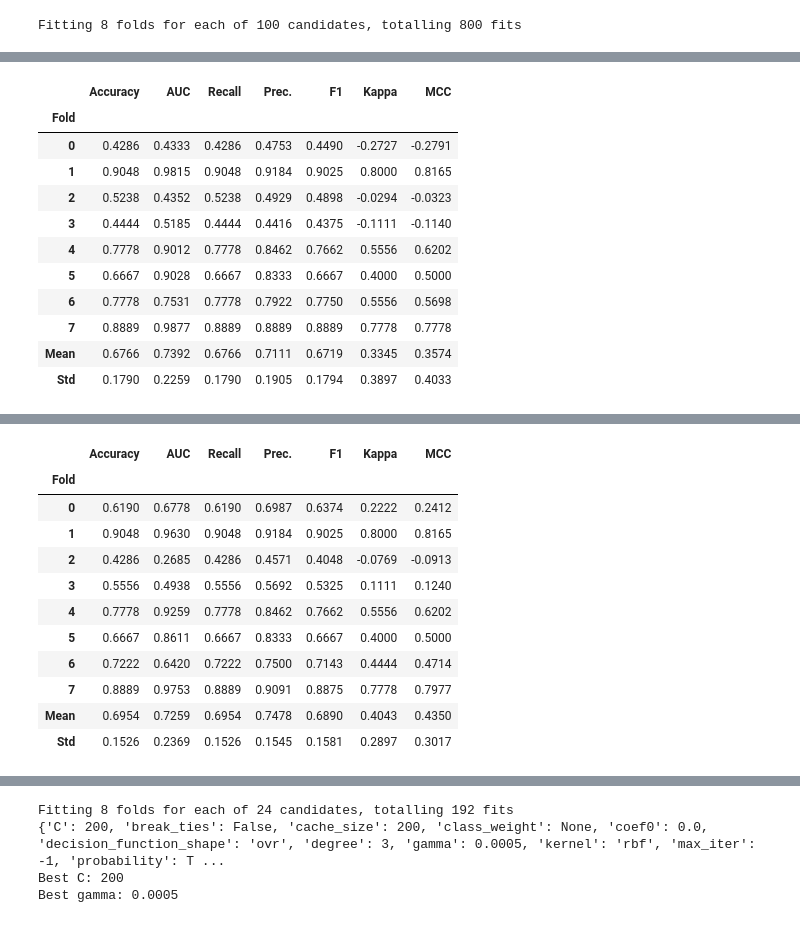
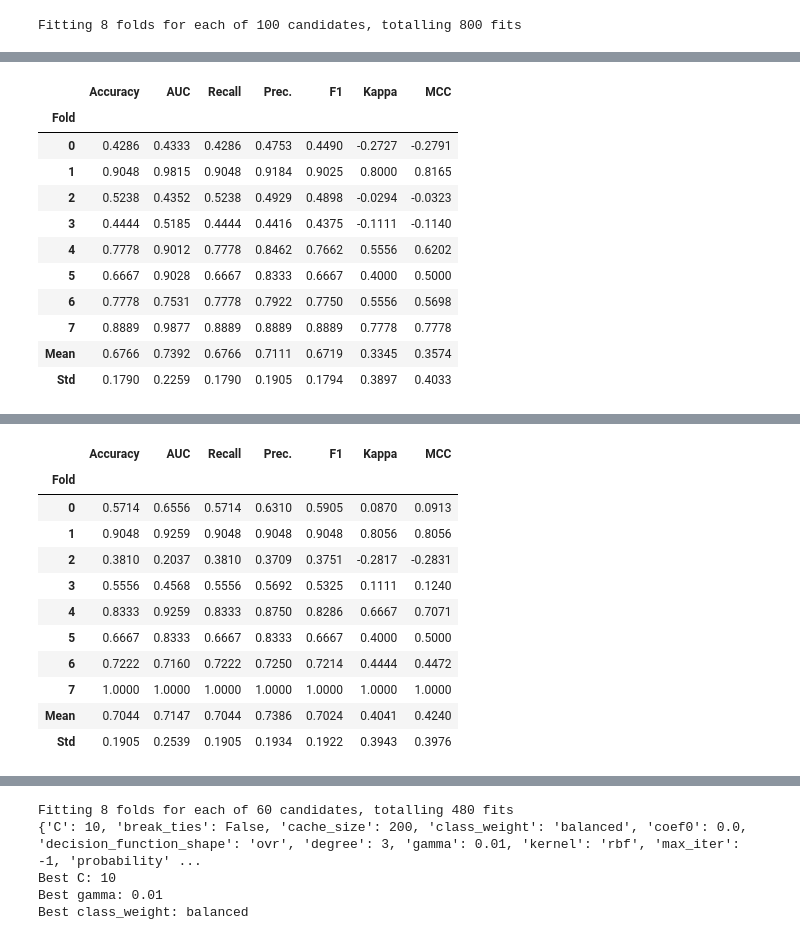
Before and after one commit to pmagbor/ds9000_project, a Jupyter notebook: 04_training_models.ipynb, the cells around one changed output, grey strips where cells are left out. Drawn from its saved outputs; the diff is of its cells as text; code cells hidden in the pictures.

```diff
--- a/04_training_models.ipynb
+++ b/04_training_models.ipynb
@@ -379,52 +392,59 @@ rbf_svm2 = create_model('rbfsvm')
 
 # defining more specific hyperparameters now
 params_svm2 = {
-    'C': [50, 100, 200, 300, 400, 500],
-    'gamma': [0.0005, 0.001, 0.005, 0.007]
+    'C': [5, 10, 20, 30, 40, 50],
+    'gamma': [0.005, 0.01, 0.03, 0.05, 0.07],
+    'class_weight': [None, 'balanced']
 }
 
 # tune with custom grid
 tuned_rbf_svm2 = tune_model(rbf_svm2, custom_grid=params_svm2, n_iter=100)
 
 # get all hyperparameters of the best model
 best_params = tuned_rbf_svm2.get_params()
 print(best_params)
 
 # accessing specific hyperparameters
 print(f"Best C: {tuned_rbf_svm2.get_params()['C']}")
 print(f"Best gamma: {tuned_rbf_svm2.get_params()['gamma']}")
+print(f"Best class_weight: {tuned_rbf_svm2.get_params()['class_weight']}")
+
+# save the mean accuracy, AUC, recall, precision, and F1 score
+rbf_svm_results_df = pull()
+rbf_svm_mean_metrics = rbf_svm_results_df.loc['Mean']
 # %% [output]
 [interactive output not drawn]
 |  | Accuracy | AUC | Recall | Prec. | F1 | Kappa | MCC |
 | Fold |  |  |  |  |  |  |  |
 | 0 | 0.4286 | 0.4333 | 0.4286 | 0.4753 | 0.4490 | -0.2727 | -0.2791 |
 | 1 | 0.9048 | 0.9815 | 0.9048 | 0.9184 | 0.9025 | 0.8000 | 0.8165 |
 | 2 | 0.5238 | 0.4352 | 0.5238 | 0.4929 | 0.4898 | -0.0294 | -0.0323 |
 | 3 | 0.4444 | 0.5185 | 0.4444 | 0.4416 | 0.4375 | -0.1111 | -0.1140 |
 | 4 | 0.7778 | 0.9012 | 0.7778 | 0.8462 | 0.7662 | 0.5556 | 0.6202 |
 | 5 | 0.6667 | 0.9028 | 0.6667 | 0.8333 | 0.6667 | 0.4000 | 0.5000 |
 | 6 | 0.7778 | 0.7531 | 0.7778 | 0.7922 | 0.7750 | 0.5556 | 0.5698 |
 | 7 | 0.8889 | 0.9877 | 0.8889 | 0.8889 | 0.8889 | 0.7778 | 0.7778 |
 | Mean | 0.6766 | 0.7392 | 0.6766 | 0.7111 | 0.6719 | 0.3345 | 0.3574 |
 | Std | 0.1790 | 0.2259 | 0.1790 | 0.1905 | 0.1794 | 0.3897 | 0.4033 |
 [interactive output not drawn]
 [interactive output not drawn]
 |  | Accuracy | AUC | Recall | Prec. | F1 | Kappa | MCC |
 | Fold |  |  |  |  |  |  |  |
-| 0 | 0.6190 | 0.6778 | 0.6190 | 0.6987 | 0.6374 | 0.2222 | 0.2412 |
-| 1 | 0.9048 | 0.9630 | 0.9048 | 0.9184 | 0.9025 | 0.8000 | 0.8165 |
-| 2 | 0.4286 | 0.2685 | 0.4286 | 0.4571 | 0.4048 | -0.0769 | -0.0913 |
-| 3 | 0.5556 | 0.4938 | 0.5556 | 0.5692 | 0.5325 | 0.1111 | 0.1240 |
-| 4 | 0.7778 | 0.9259 | 0.7778 | 0.8462 | 0.7662 | 0.5556 | 0.6202 |
-| 5 | 0.6667 | 0.8611 | 0.6667 | 0.8333 | 0.6667 | 0.4000 | 0.5000 |
-| 6 | 0.7222 | 0.6420 | 0.7222 | 0.7500 | 0.7143 | 0.4444 | 0.4714 |
-| 7 | 0.8889 | 0.9753 | 0.8889 | 0.9091 | 0.8875 | 0.7778 | 0.7977 |
-| Mean | 0.6954 | 0.7259 | 0.6954 | 0.7478 | 0.6890 | 0.4043 | 0.4350 |
-| Std | 0.1526 | 0.2369 | 0.1526 | 0.1545 | 0.1581 | 0.2897 | 0.3017 |
+| 0 | 0.5714 | 0.6556 | 0.5714 | 0.6310 | 0.5905 | 0.0870 | 0.0913 |
+| 1 | 0.9048 | 0.9259 | 0.9048 | 0.9048 | 0.9048 | 0.8056 | 0.8056 |
+| 2 | 0.3810 | 0.2037 | 0.3810 | 0.3709 | 0.3751 | -0.2817 | -0.2831 |
+| 3 | 0.5556 | 0.4568 | 0.5556 | 0.5692 | 0.5325 | 0.1111 | 0.1240 |
+| 4 | 0.8333 | 0.9259 | 0.8333 | 0.8750 | 0.8286 | 0.6667 | 0.7071 |
+| 5 | 0.6667 | 0.8333 | 0.6667 | 0.8333 | 0.6667 | 0.4000 | 0.5000 |
+| 6 | 0.7222 | 0.7160 | 0.7222 | 0.7250 | 0.7214 | 0.4444 | 0.4472 |
+| 7 | 1.0000 | 1.0000 | 1.0000 | 1.0000 | 1.0000 | 1.0000 | 1.0000 |
+| Mean | 0.7044 | 0.7147 | 0.7044 | 0.7386 | 0.7024 | 0.4041 | 0.4240 |
+| Std | 0.1905 | 0.2539 | 0.1905 | 0.1934 | 0.1922 | 0.3943 | 0.3976 |
 [interactive output not drawn]
-Fitting 8 folds for each of 24 candidates, totalling 192 fits
-{'C': 200, 'break_ties': False, 'cache_size': 200, 'class_weight': None, 'coef0': 0.0, 'decision_function_shape': 'ovr', 'degree': 3, 'gamma': 0.0005, 'kernel': 'rbf', 'max_iter': -1, 'probability': T ...
-Best C: 200
-Best gamma: 0.0005
+Fitting 8 folds for each of 60 candidates, totalling 480 fits
+{'C': 10, 'break_ties': False, 'cache_size': 200, 'class_weight': 'balanced', 'coef0': 0.0, 'decision_function_shape': 'ovr', 'degree': 3, 'gamma': 0.01, 'kernel': 'rbf', 'max_iter': -1, 'probability' ...
+Best C: 10
+Best gamma: 0.01
+Best class_weight: balanced
 # %%
 # making lasso model and tuning hyperparameters
```
Also changed, not shown: parts of 13 cells of this notebook.
